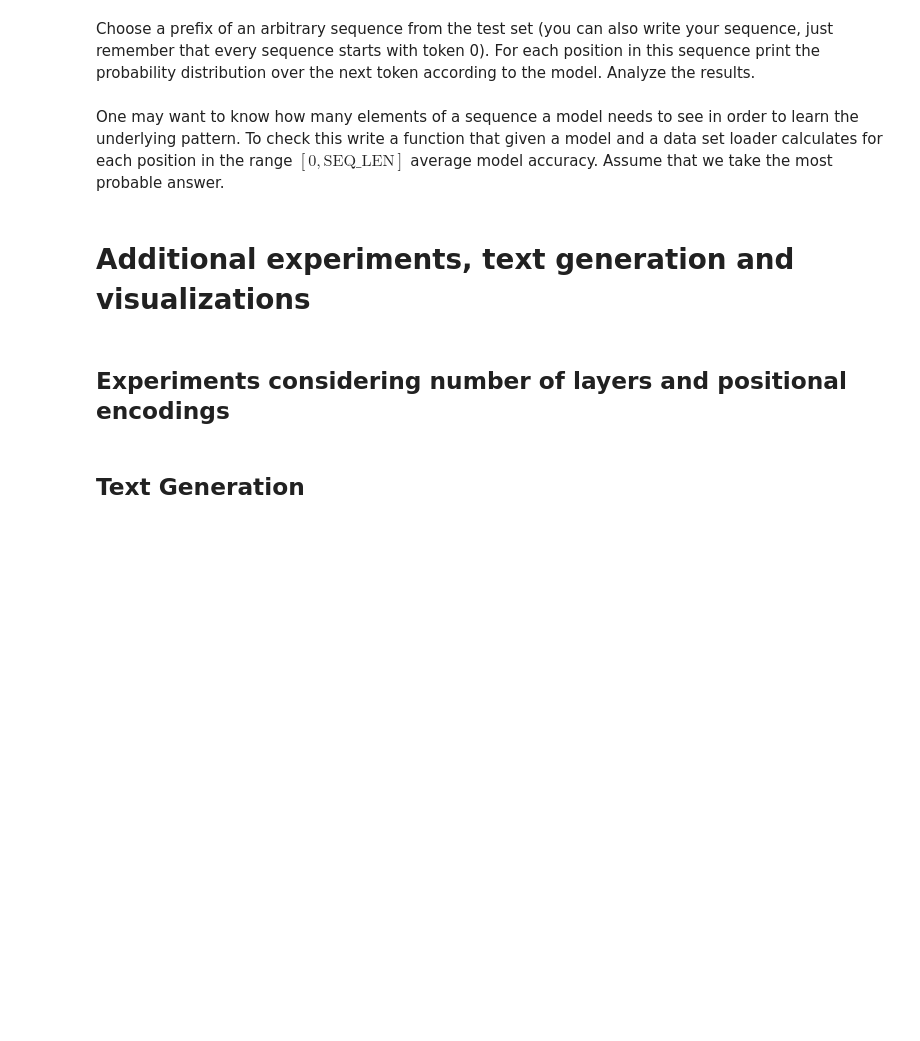
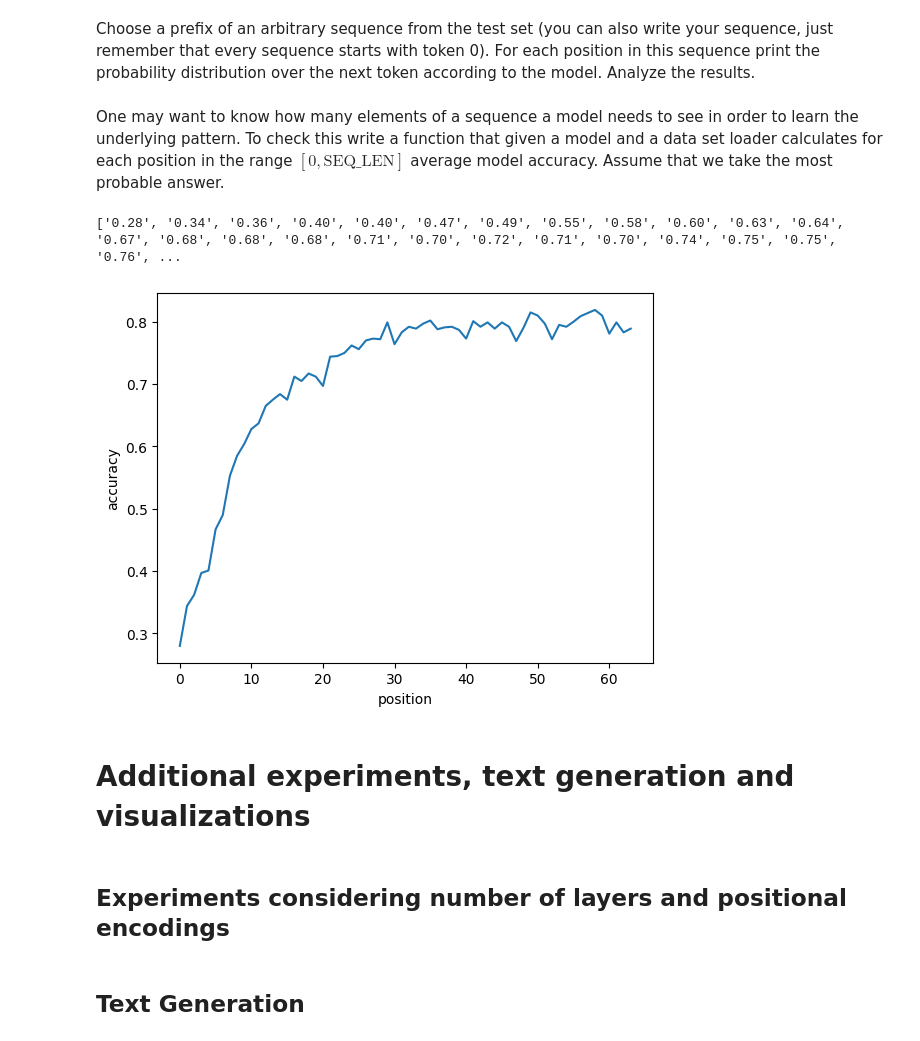
Before and after one commit to wladekpal/GSN, a Jupyter notebook: zad3/hw3_transformer_student.ipynb, the cells around one changed output. Drawn from its saved outputs; the diff is of its cells as text; code cells hidden in the pictures; blank space fills up the shorter version.

Commit message:
works, some visualization

```diff
--- a/zad3/hw3_transformer_student.ipynb
+++ b/zad3/hw3_transformer_student.ipynb
@@ -398,7 +398,7 @@ class MultiHeadAttention(torch.nn.Module):
       # if self.training:
         # TODO: maskę można w konstruktorze chyba tworzyć ?
       mask = torch.ones(scores.shape[-1], scores.shape[-2]).to(DEVICE)
-      mask = torch.triu(mask, diagonal=-1)
+      mask = torch.triu(mask, diagonal=1)
       # mask = mask.repeat(scores.shape[0], scores.shape[1], 1, 1) # TODO: czy to konieczne ?
       # print(mask)
       mask = mask == 1
@@ -663,3 +661,14 @@ Choose a prefix of an arbitrary sequence from the test set (you can also write y
+# %%
+#TODO
+import random
+x, _ = random.choice(TEST_DATASET)
+print("input sequence:", x)
+x = x.to(DEVICE).view(x.shape[0], -1)
+model.eval()
+dist, _ = model(x, model.get_empty_cache(x.shape[1]))
+print(dist.probs.shape)
+for in_token, out_token in zip(x,dist.probs.squeeze()):
+    print("input token:", in_token.item(), "\nprobability distribution:", ["{0:0.2f}".format(prob.item()) for prob in out_token])
 # %% [markdown]
 One may want to know how many elements of a sequence a model needs to see in order to learn the underlying pattern.
 To check this write a function that given a model and a data set loader calculates for each position in the range $[0,\text{SEQ\_LEN}]$ average model accuracy. Assume that we take the most probable answer.
@@ -668,3 +675,39 @@ To check this write a function that given a model and a data set loader calculat
+# %%
+# TODO
+import matplotlib.pyplot as plt
+
+def per_position_accuracy(model, test_loader):
+    model.eval()
+    ti = iter(test_loader)
+
+    total = 0
+    s = torch.zeros(SEQ_LEN)
+    for td in ti:
+        x, y = td
+        x = x.to(DEVICE).swapdims(0, 1)
+        y = y.to(DEVICE).swapdims(0, 1)
+        dist, cache = model(x, model.get_empty_cache(x.shape[1]))
+
+        model_ans = take_most_probable(dist)
+        assert model_ans.shape == y.shape
+        s += (model_ans == y).sum(dim=1).cpu()
+
+        total += y.shape[1]
+
+    accuracies = [acc.item() for acc in (s / total)]
+    print(["{0:0.2f}".format(acc) for acc in accuracies])
+
+    plt.plot(accuracies)
+    plt.ylabel("accuracy")
+    plt.xlabel("position")
+    plt.show()
+    return accuracies
+
+
+per_position_accuracy(model, TEST_LOADER)
+# %% [output]
+['0.28', '0.34', '0.36', '0.40', '0.40', '0.47', '0.49', '0.55', '0.58', '0.60', '0.63', '0.64', '0.67', '0.68', '0.68', '0.68', '0.71', '0.70', '0.72', '0.71', '0.70', '0.74', '0.75', '0.75', '0.76', ...
+[figure, added]
 # %% [markdown]
 # Additional experiments, text generation and visualizations
 # %% [markdown]
```
Also changed, not shown: parts of 4 cells of this notebook.
